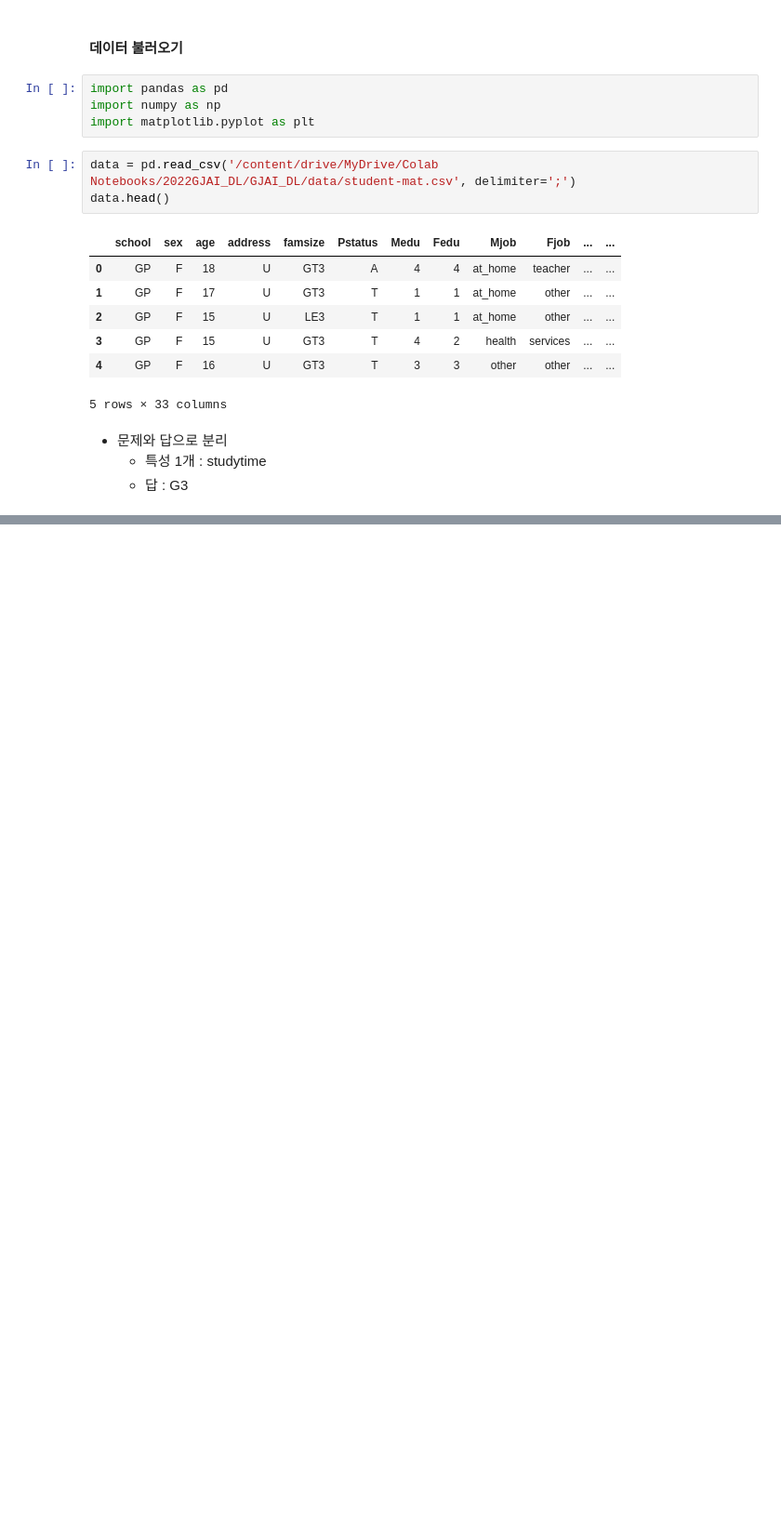
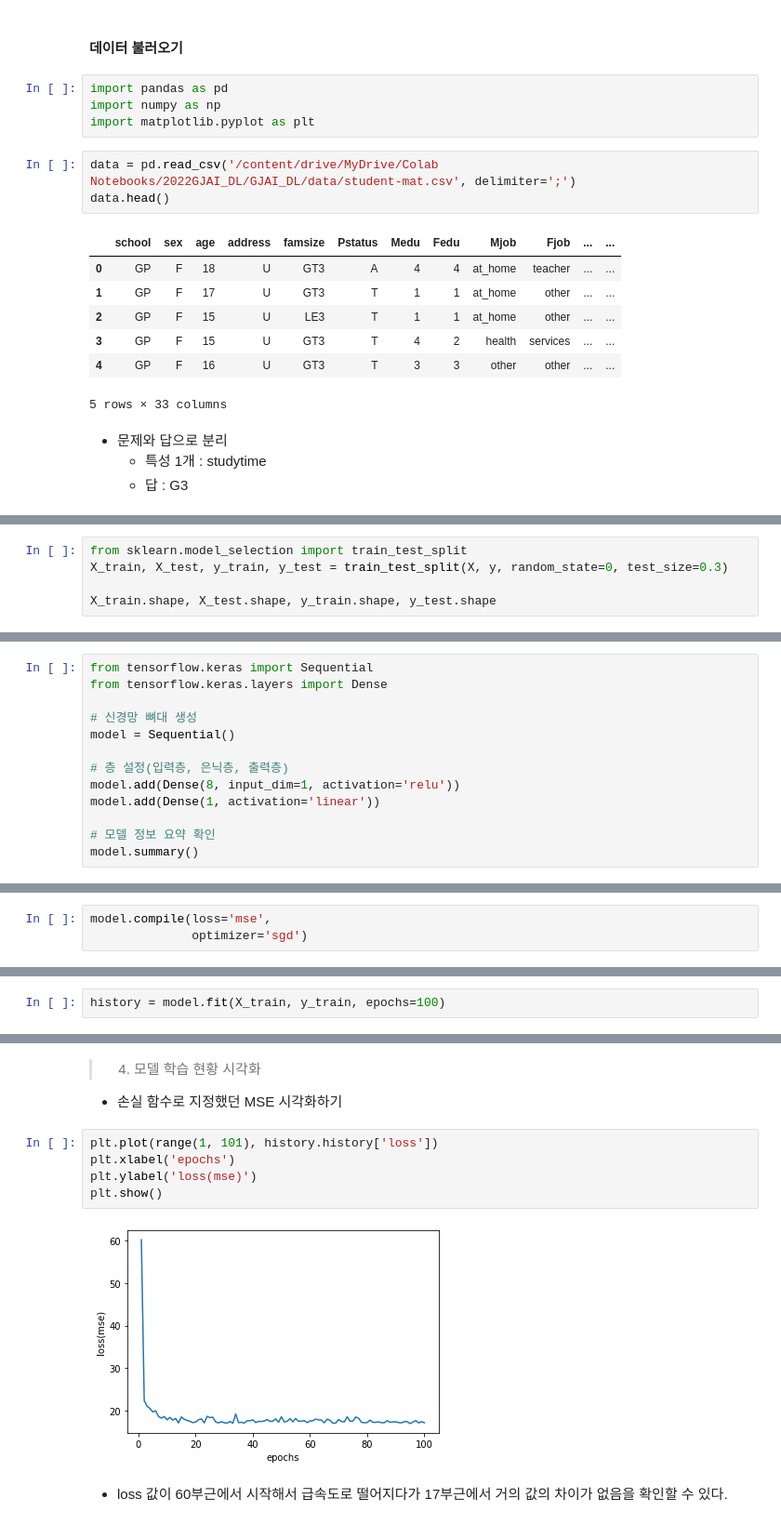
Before and after one commit to minyoongi96/GJAI_DL_colab, a Jupyter notebook: ex01.ipynb, the cells around one changed output, grey strips where cells are left out. Shown at 93% size. Cells and saved outputs as stored; diff of their text form; blank space fills up the shorter version.

```diff
--- a/ex01.ipynb
+++ b/ex01.ipynb
@@ -54,0 +42,5 @@ data.head()
+# %%
+from sklearn.model_selection import train_test_split
+X_train, X_test, y_train, y_test = train_test_split(X, y, random_state=0, test_size=0.3)
+
+X_train.shape, X_test.shape, y_train.shape, y_test.shape
@@ -54,0 +67,13 @@ data.head()
+# %%
+from tensorflow.keras import Sequential
+from tensorflow.keras.layers import Dense
+
+# 신경망 뼈대 생성
+model = Sequential()
+
+# 층 설정(입력층, 은닉층, 출력층)
+model.add(Dense(8, input_dim=1, activation='relu'))
+model.add(Dense(1, activation='linear'))
+
+# 모델 정보 요약 확인
+model.summary()
@@ -54,0 +100,3 @@ data.head()
+# %%
+model.compile(loss='mse',
+              optimizer='sgd')
@@ -54,0 +109,2 @@ data.head()
+# %%
+history = model.fit(X_train, y_train, epochs=100)
@@ -54,0 +129,12 @@ data.head()
+# %% [markdown]
+>4. 모델 학습 현황 시각화
+- 손실 함수로 지정했던 MSE 시각화하기
+# %%
+plt.plot(range(1, 101), history.history['loss'])
+plt.xlabel('epochs')
+plt.ylabel('loss(mse)')
+plt.show()
+# %% [output]
+[figure, added]
+# %% [markdown]
+- loss 값이 60부근에서 시작해서 급속도로 떨어지다가 17부근에서 거의 값의 차이가 없음을 확인할 수 있다.
```
Also changed, not shown: parts of 21 cells of this notebook.
